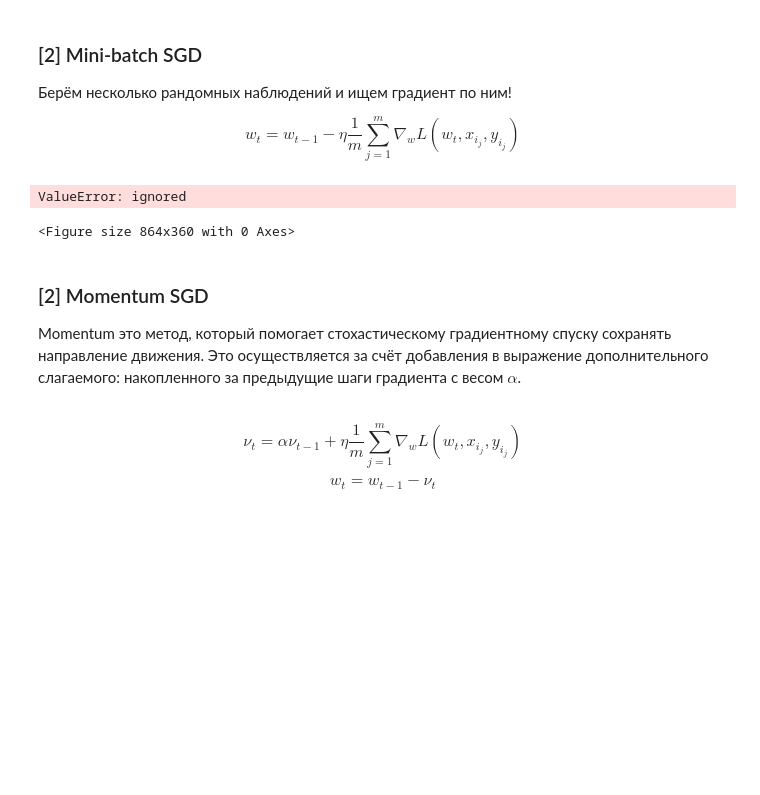
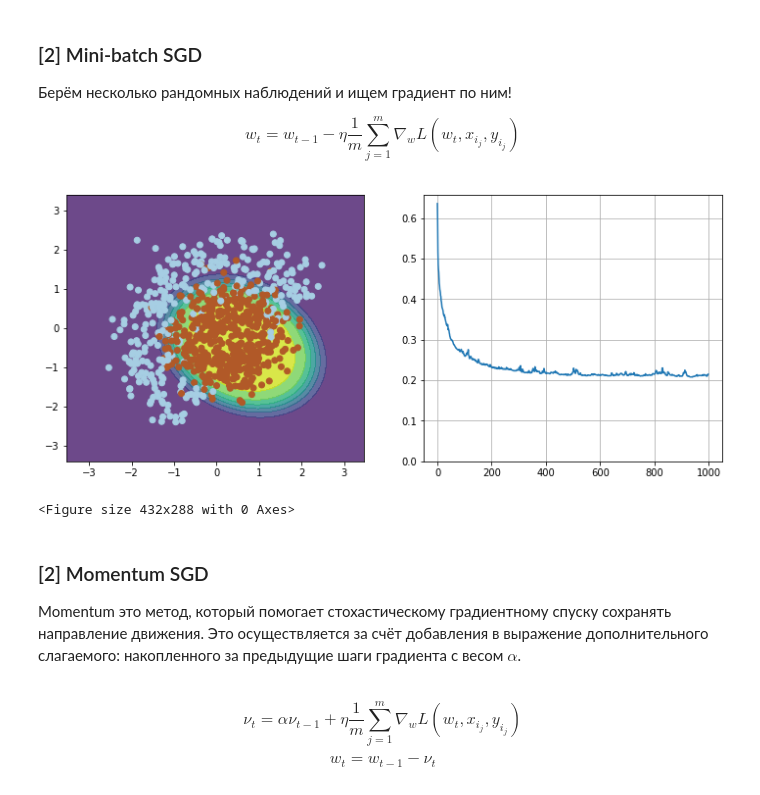
Before and after one commit to Falconwatch/DeepLearning_Autumn22, a Jupyter notebook: week_02/HW2_gradient_done.ipynb, the cells around one changed output. Cells and saved outputs as stored; diff of their text form; code cells hidden in the pictures; blank space fills up the shorter version.

```diff
--- a/week_02/HW2_gradient_done.ipynb
+++ b/week_02/HW2_gradient_done.ipynb
@@ -153,34 +160,34 @@ $$ w_t = w_{t-1} - \eta \dfrac{1}{m} \sum_{j=1}^m \nabla_w L(w_t, x_{i_j}, y_{i_
 # %%
 np.random.seed(42)
 w = np.array([0, 0, 0, 0, 0, 1])
 
 eta= 0.1
 
-n_iter = 100
+n_iter = 1000
 batch_size = 4
 loss = np.zeros(n_iter)
 plt.figure(figsize=(12, 5))
 
 for i in range(n_iter):
     # Ваш код здесь
     selected_rows = np.random.choice(np.arange(X.shape[0]), batch_size)
     X_selected = X_ext[selected_rows]
     y_selected = y[selected_rows]
 
     grad = compute_grad(X_selected, y_selected, w)
-    w_new = w - eta/batch_size * np.sum(grad)
+    w_new = w - eta/batch_size * grad
     w = w_new
 
     l = compute_loss(X_ext, y, w)
     loss[i] = l
 
 
 
 visualize(X, y, w, loss)
 plt.clf()
 # %% [output]
+[figure, added]
-ValueError: ignored
+<Figure size 432x288 with 0 Axes>
-<Figure size 864x360 with 0 Axes>
 # %% [markdown]
 ### [2] Momentum SGD
 
```
Also changed, not shown: parts of 4 cells of this notebook.
